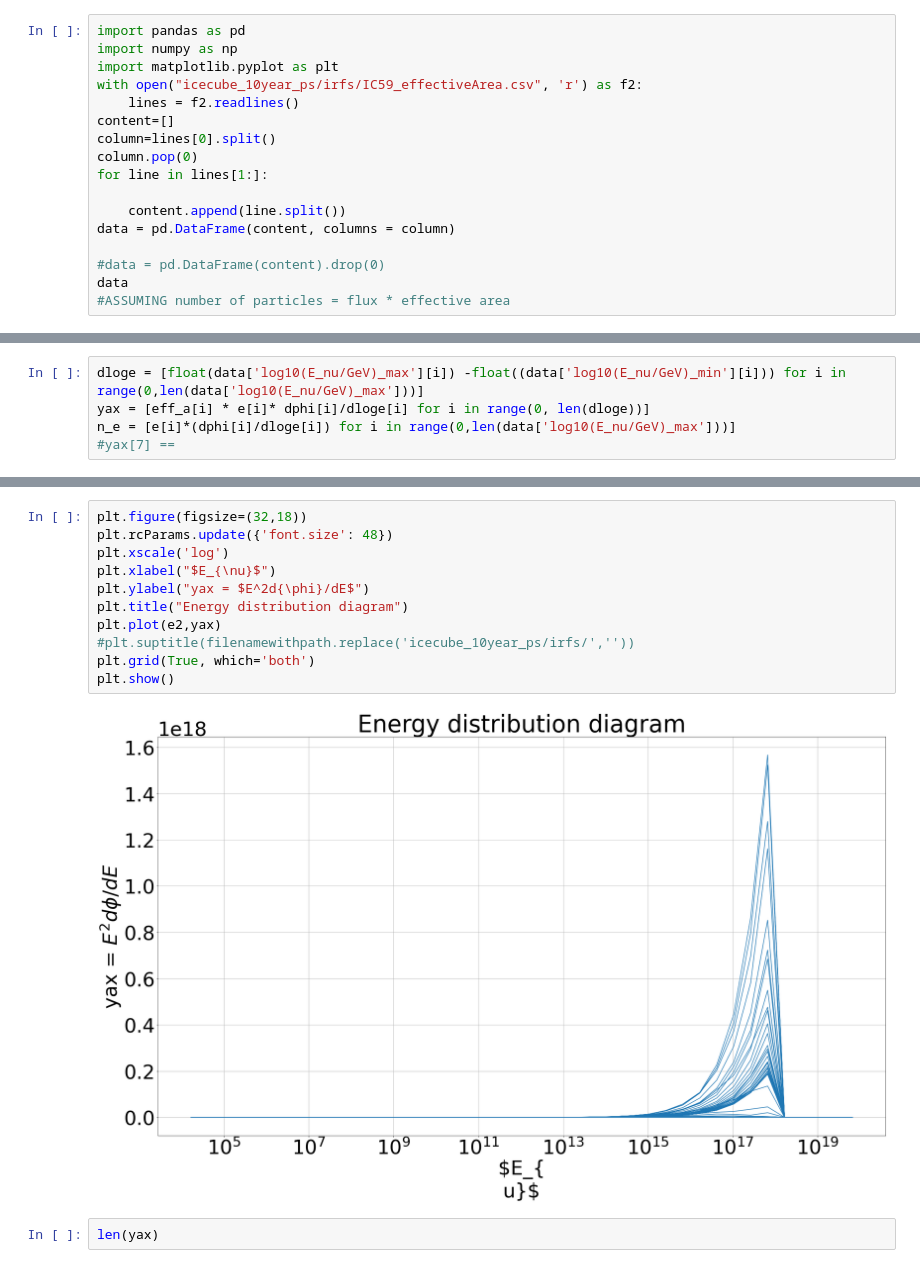
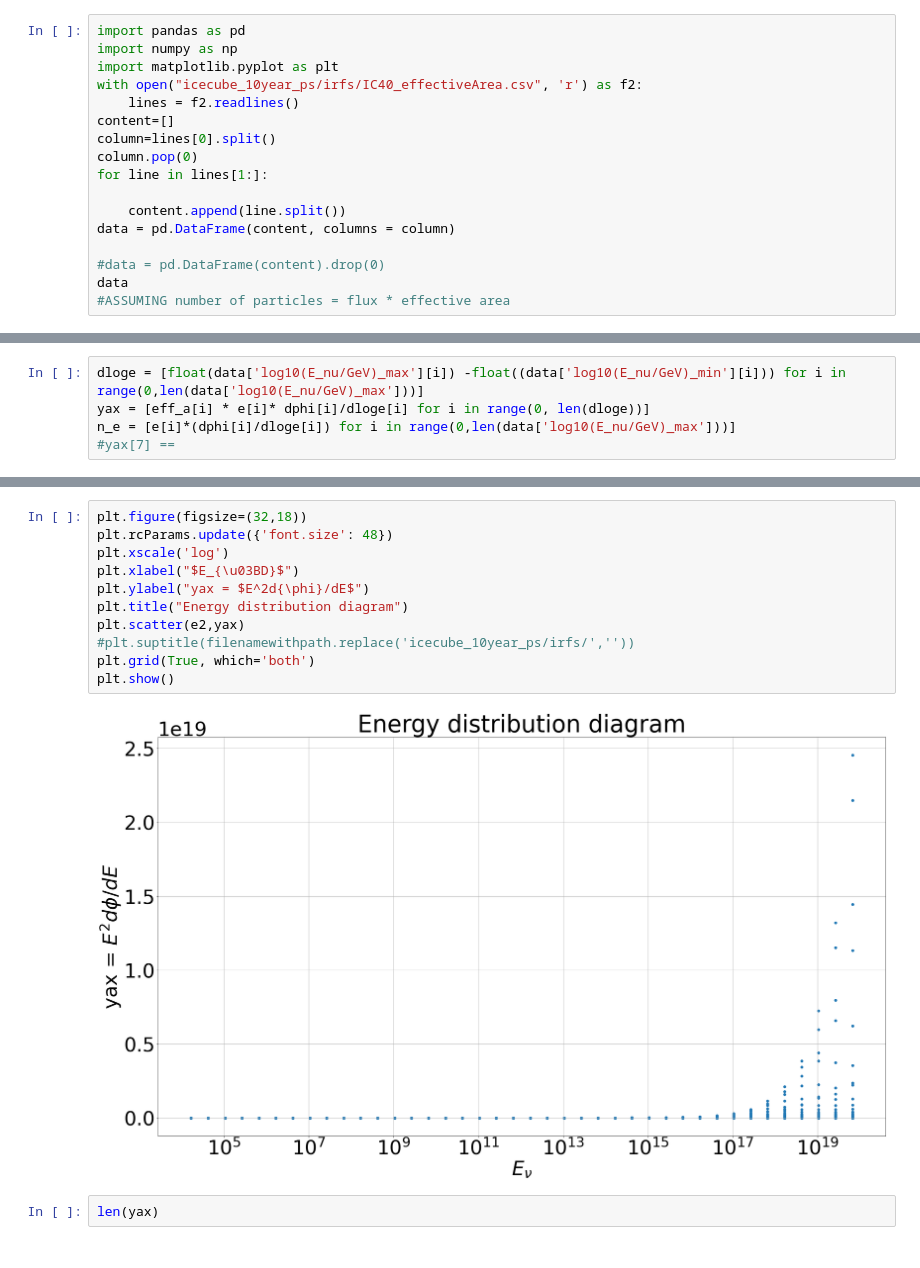
Before and after one commit to DarkWake9/Project-IceCube-Legacy, a Jupyter notebook: 1b3.ipynb, the cells around one changed output, grey strips where cells are left out. Cells and saved outputs as stored; diff of their text form.

```diff
--- a/1b3.ipynb
+++ b/1b3.ipynb
@@ -2,7 +2,7 @@
 import pandas as pd
 import numpy as np
 import matplotlib.pyplot as plt
-with open("icecube_10year_ps/irfs/IC59_effectiveArea.csv", 'r') as f2:
+with open("icecube_10year_ps/irfs/IC40_effectiveArea.csv", 'r') as f2:
     lines = f2.readlines()
 content=[]
 column=lines[0].split()
@@ -71,16 +71,16 @@ plt.show()
 # %%
 plt.figure(figsize=(32,18))
 plt.rcParams.update({'font.size': 48})
 plt.xscale('log')
-plt.xlabel("$E_{\nu}$")
+plt.xlabel("$E_{\u03BD}$")
 plt.ylabel("yax = $E^2d{\phi}/dE$")
 plt.title("Energy distribution diagram")
-plt.plot(e2,yax)
+plt.scatter(e2,yax)
 #plt.suptitle(filenamewithpath.replace('icecube_10year_ps/irfs/',''))
 plt.grid(True, which='both')
 plt.show()
 # %% [output]
-[figure, old version]
+[figure, new version]
 # %%
 len(yax)
 # %% [output]
```
Also changed, not shown: parts of 2 cells of this notebook, 5 other files.
